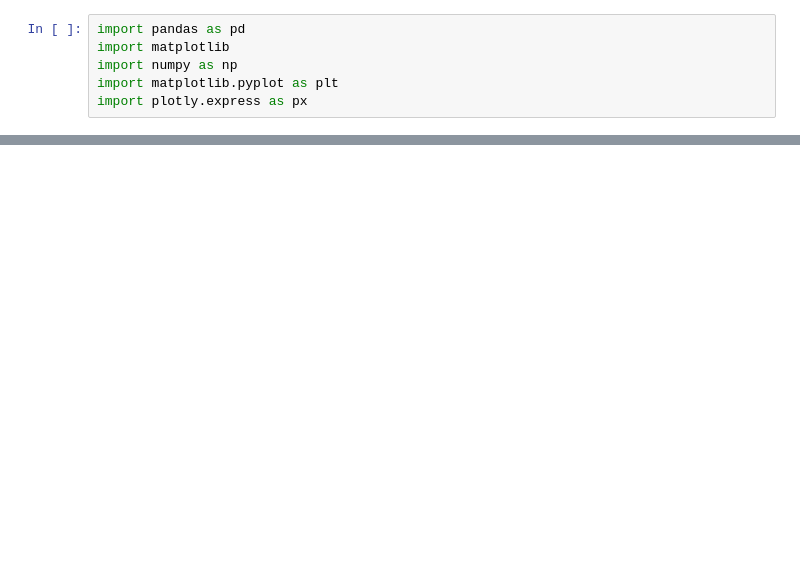
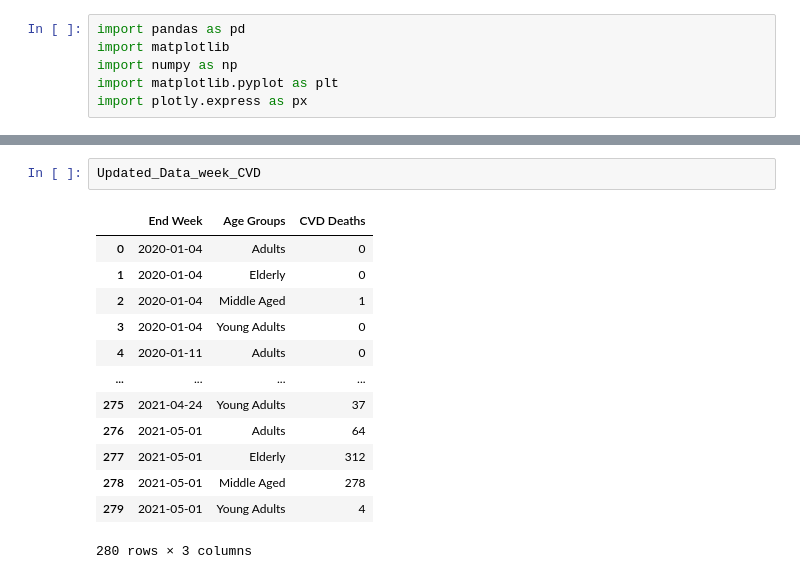
Before and after one commit to itsjonlau/Final-Project, a Jupyter notebook: JonLau_Dev/Analyzing_Data.ipynb, the cells around one changed output, grey strips where cells are left out. Saved outputs shown, nothing was run; the diff lists cells and outputs as text; blank space fills up the shorter version.

```diff
--- a/JonLau_Dev/Analyzing_Data.ipynb
+++ b/JonLau_Dev/Analyzing_Data.ipynb
@@ -26,0 +29,16 @@ Updated_Data_Week
+# %%
+Updated_Data_week_CVD
+# %% [output]
+|  | End Week | Age Groups | CVD Deaths |
+| 0 | 2020-01-04 | Adults | 0 |
+| 1 | 2020-01-04 | Elderly | 0 |
+| 2 | 2020-01-04 | Middle Aged | 1 |
+| 3 | 2020-01-04 | Young Adults | 0 |
+| 4 | 2020-01-11 | Adults | 0 |
+| ... | ... | ... | ... |
+| 275 | 2021-04-24 | Young Adults | 37 |
+| 276 | 2021-05-01 | Adults | 64 |
+| 277 | 2021-05-01 | Elderly | 312 |
+| 278 | 2021-05-01 | Middle Aged | 278 |
+| 279 | 2021-05-01 | Young Adults | 4 |
+280 rows × 3 columns
```
Also changed, not shown: parts of 21 cells of this notebook, 9 other files.
